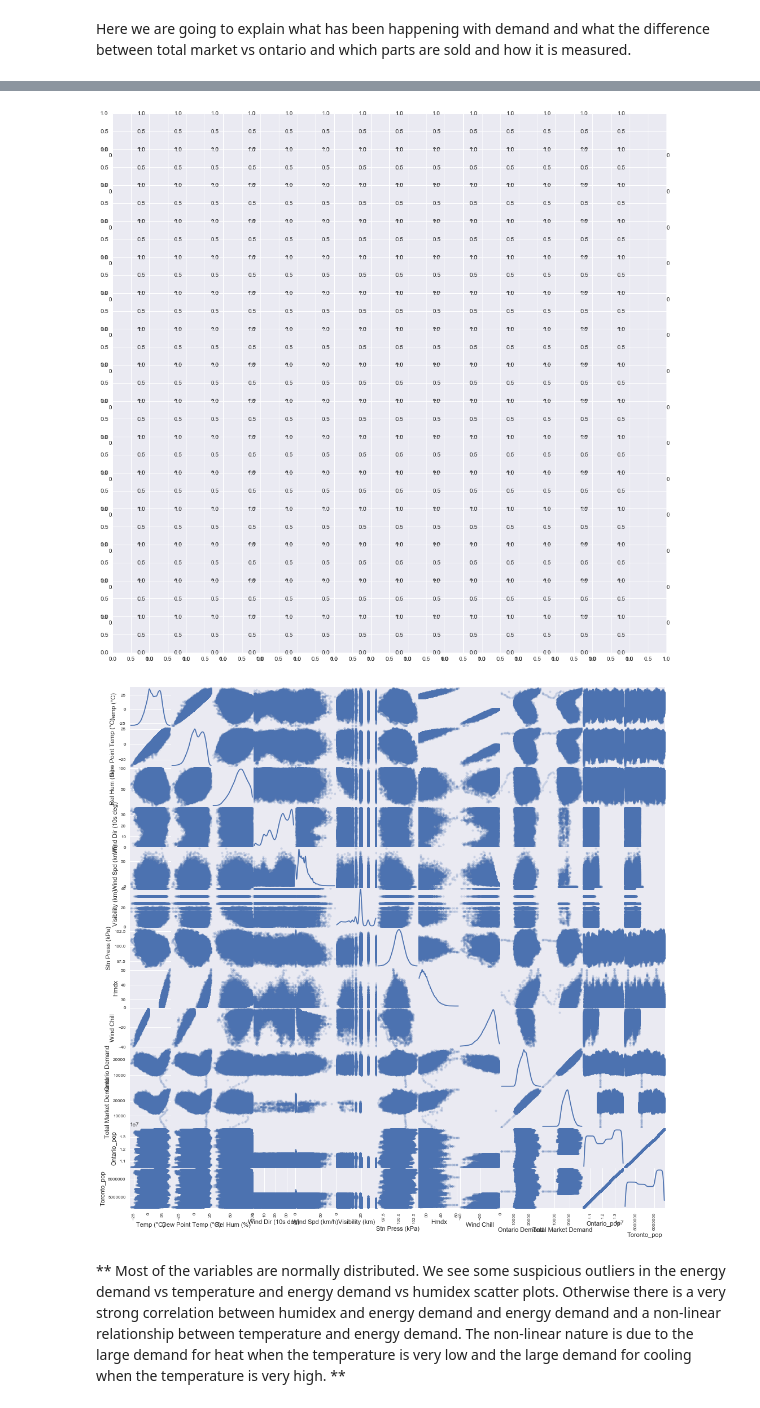
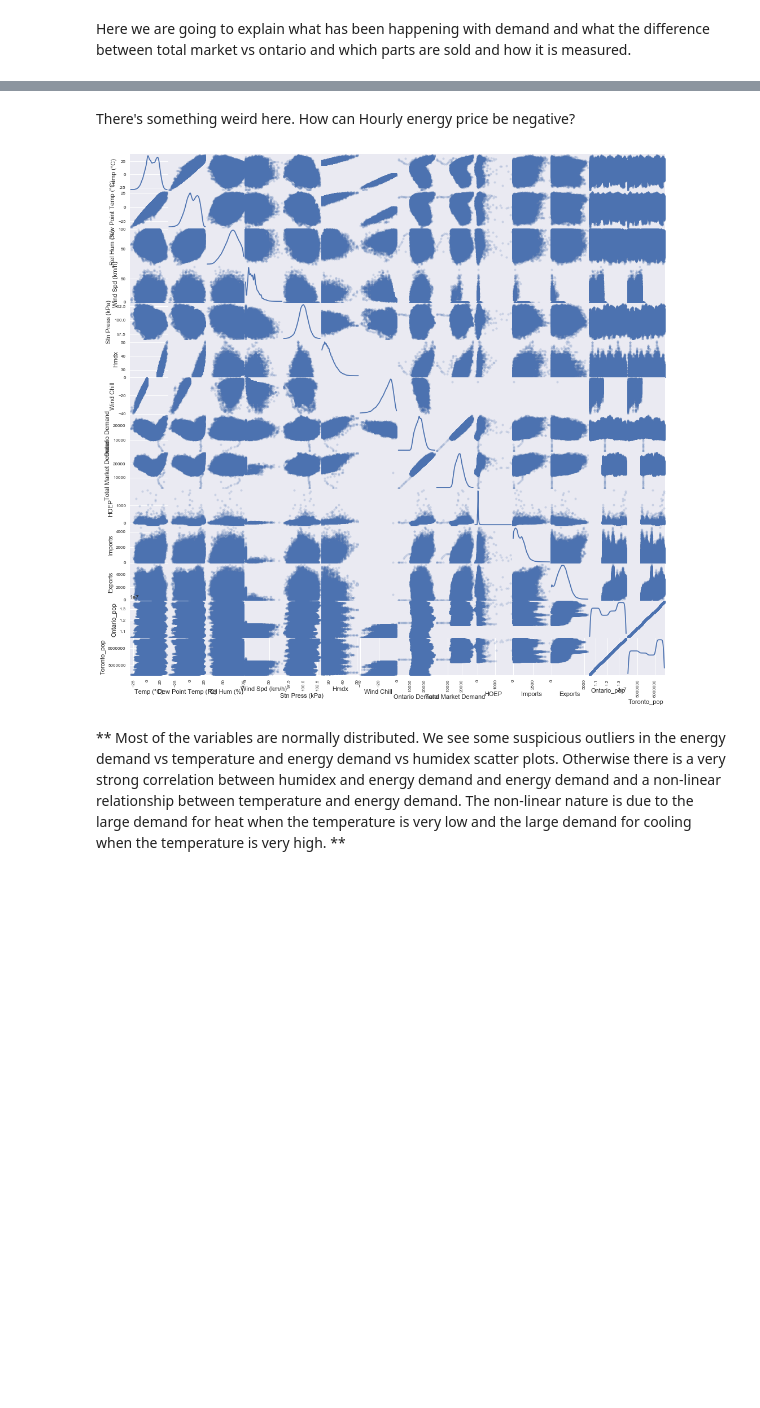
Before and after one commit to james-parks/Project2, a Jupyter notebook: CanadaEnergyUse.ipynb, the cells around one changed output, grey strips where cells are left out. Drawn from its saved outputs; the diff is of its cells as text; code cells hidden in the pictures; blank space fills up the shorter version.

```diff
--- a/CanadaEnergyUse.ipynb
+++ b/CanadaEnergyUse.ipynb
@@ -65,0 +96,13 @@ energy_sub.head(4)
+# %%
+# Join price and imports/exports dataframes together
+price_all=pd.concat([price_data_this_year,price_data_past])
+imports_all=pd.concat([imports_this_year,imports_past])
+price_import=price_all.merge(imports_all,left_on=["Date","Hour"],right_on=["Date","Hour"], how="outer")
+# Join all three demand dataframes together and create a standard datetime column
+energy_data_all=pd.concat([energy_data_old,energy_data_recent,energy_data_this_year])
+# Join demand with price and imports/exports data
+df_elect=energy_data_all.merge(price_import,left_on=["Date","Hour"],right_on=["Date","Hour"], how="outer")
+df_elect["Date/Time"]=pd.to_datetime(df_elect.Date) + df_elect.Hour.astype('timedelta64[h]')
+# %%
+df_elect_all=df_elect.sort_values(by=["Date/Time"]).drop("DateTime",axis=1)
+df_elect_all.tail(10)
@@ -102,11 +157,17 @@ pop_merged.interpolate(method='linear',limit_direction="both",inplace=True)
 # Round population estimates to the nearest integer
 pop_merged[["Ontario_pop","Toronto_pop"]]=pop_merged[["Ontario_pop","Toronto_pop"]].round()
 # %%
-# We merge the energy and weather dataframes together
+# We merge the electricity and weather dataframes together
 weather_data["Date/Time"]=pd.to_datetime(weather_data["Date/Time"])
-weather_merge=pd.merge(weather_data,energy_sub, how="outer",left_on="Date/Time",right_on="Date/Time")
+weather_merge=pd.merge(weather_data,df_elect_all, how="outer",left_on="Date/Time",right_on="Date/Time")
 # Now merge with the populaton dataframes
 all_data=pd.merge(weather_merge,pop_merged, how="outer",left_on="Date/Time",right_on="Date/Time")
+# %%
+# Convert Import and Export columns to numerical
+all_data["Imports"]=all_data.Imports.replace({",":""}, regex=True)
+all_data["Imports"]=pd.to_numeric(all_data.Imports, errors='coerce')
+all_data["Exports"]=all_data.Exports.replace({",":""}, regex=True)
+all_data["Exports"]=pd.to_numeric(all_data.Exports, errors='coerce')
 # %%
 all_data.info()
 # %% [output]
@@ -190,10 +251,11 @@ all_data.describe()
+# %% [markdown]
+There's something weird here. How can Hourly energy price be negative?
 # %%
 from pandas.tools.plotting import scatter_matrix
-scatter_matrix(all_data.drop(["Year","Month","Day","Hmdx Flag","Wind Chill Flag"],axis=1),alpha=0.2, figsize=(17, 17), diagonal='kde')
+scatter_matrix(all_data.drop(["Year","Month","Day","Wind Dir (10s deg)","Visibility (km)","Hmdx Flag","Wind Chill Flag","Hour"],axis=1),alpha=0.2, figsize=(17, 17), diagonal='kde')
 plt.show()
 # %% [output]
-[figure, old version]
+[figure, new version]
-[figure, removed]
 # %% [markdown]
 ** Most of the variables are normally distributed. We see some suspicious outliers in the energy demand vs temperature and energy demand vs humidex scatter plots. Otherwise there is a very strong correlation between humidex and energy demand and energy demand and a non-linear relationship between temperature and energy demand. The non-linear nature is due to the large demand for heat when the temperature is very low and the large demand for cooling when the temperature is very high. **
 # %%
```
Also changed, not shown: parts of 38 cells of this notebook.
